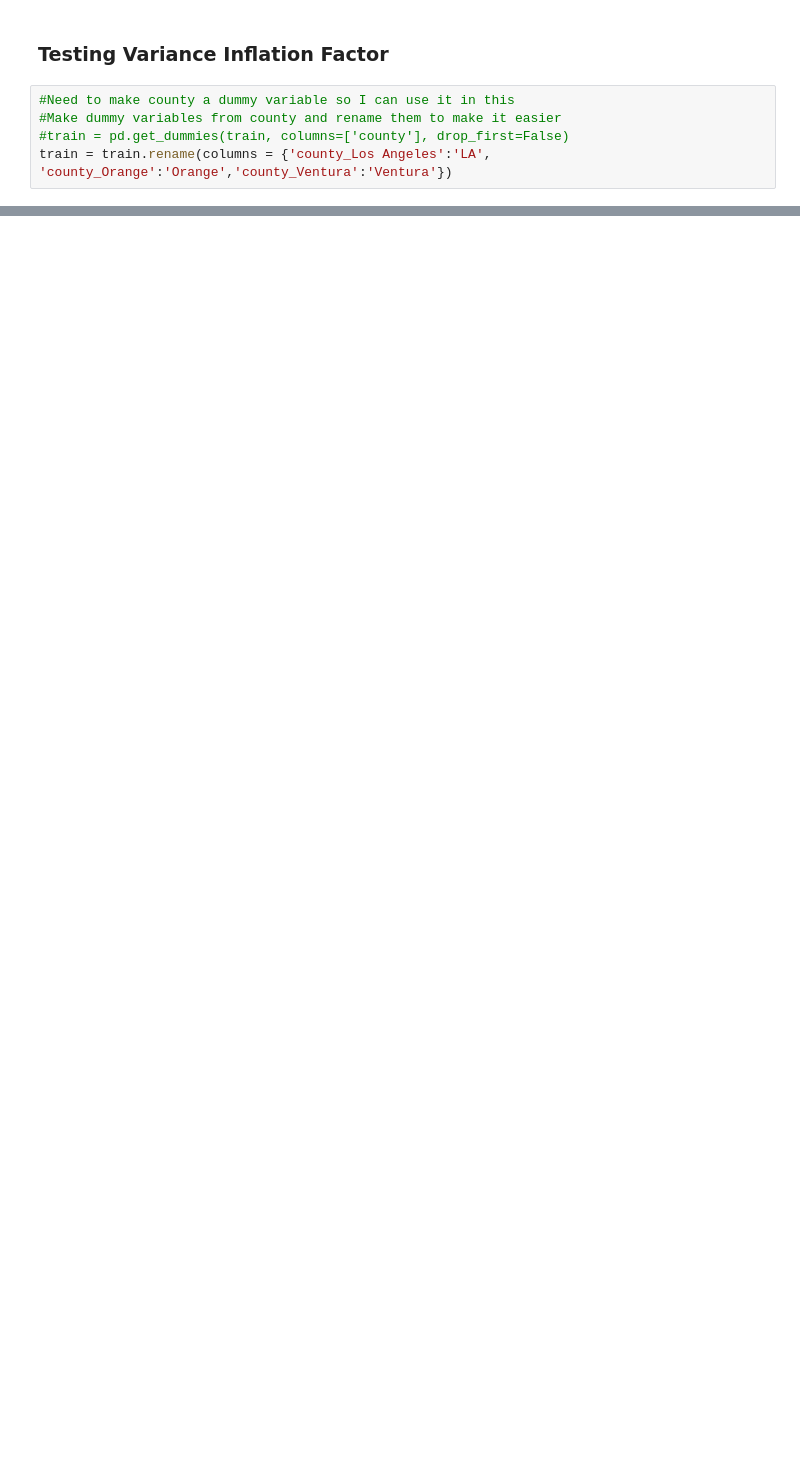
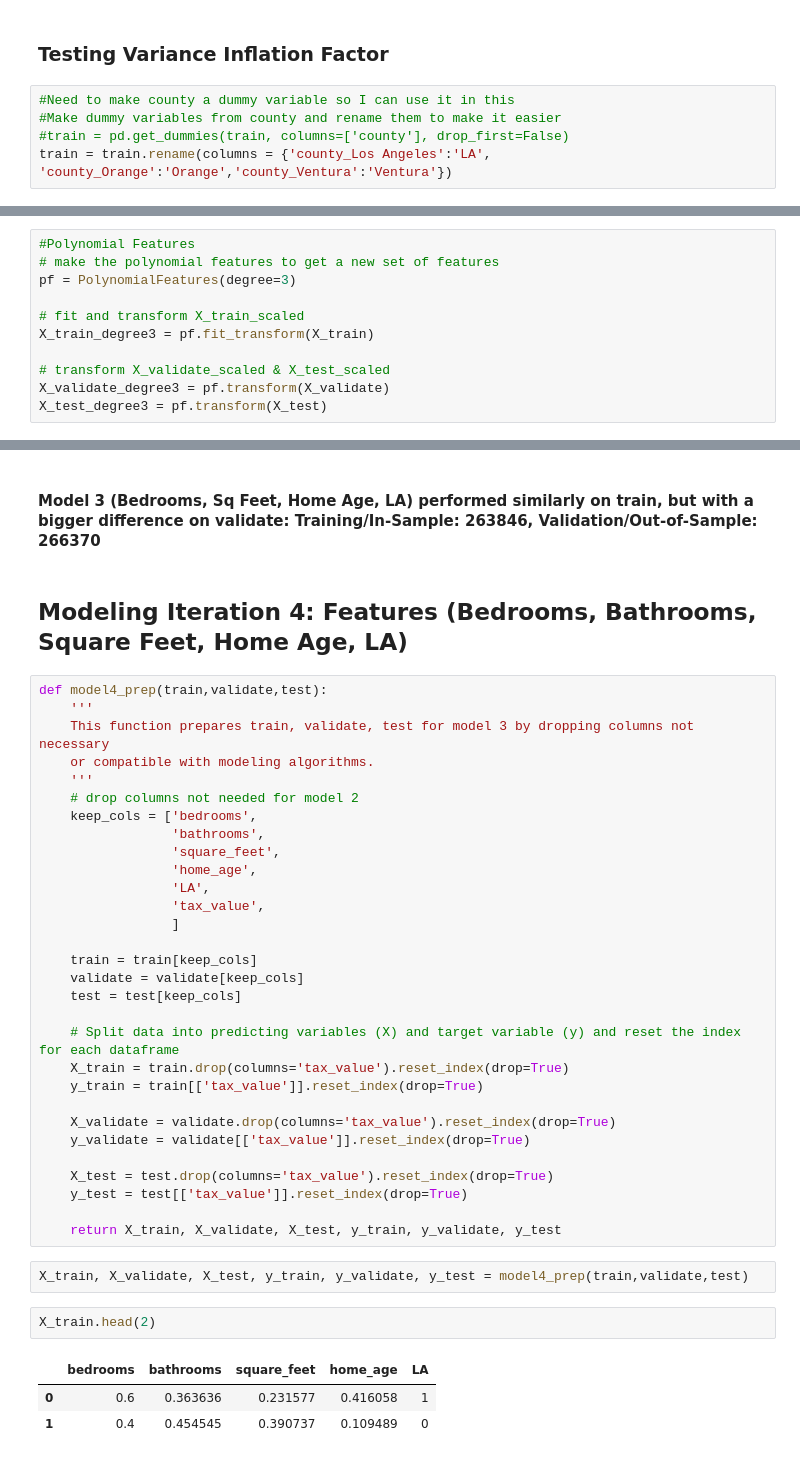
Before and after one commit to cristinalucin/regression-project, a Jupyter notebook: project_workbook.ipynb, the cells around one changed output, grey strips where cells are left out. Saved outputs shown, nothing was run; the diff lists cells and outputs as text; blank space fills up the shorter version.

Commit message:
updated project notebook and model file

```diff
--- a/project_workbook.ipynb
+++ b/project_workbook.ipynb
@@ -548,0 +760,11 @@ vif_data
+# %%
+#Polynomial Features
+# make the polynomial features to get a new set of features
+pf = PolynomialFeatures(degree=3)
+
+# fit and transform X_train_scaled
+X_train_degree3 = pf.fit_transform(X_train)
+
+# transform X_validate_scaled & X_test_scaled
+X_validate_degree3 = pf.transform(X_validate)
+X_test_degree3 = pf.transform(X_test)
@@ -548,0 +797,42 @@ vif_data
+# %% [markdown]
+#### Model 3 (Bedrooms, Sq Feet, Home Age, LA) performed similarly on train, but with a bigger difference on validate: Training/In-Sample:  263846, Validation/Out-of-Sample:  266370
+# %% [markdown]
+## Modeling Iteration 4: Features (Bedrooms, Bathrooms, Square Feet, Home Age, LA)
+# %%
+def model4_prep(train,validate,test):
+    '''
+    This function prepares train, validate, test for model 3 by dropping columns not necessary
+    or compatible with modeling algorithms.
+    '''
+    # drop columns not needed for model 2
+    keep_cols = ['bedrooms',
+                 'bathrooms',
+                 'square_feet',
+                 'home_age',
+                 'LA',
+                 'tax_value',
+                 ]
+
+    train = train[keep_cols]
+    validate = validate[keep_cols]
+    test = test[keep_cols]
+
+    # Split data into predicting variables (X) and target variable (y) and reset the index for each dataframe
+    X_train = train.drop(columns='tax_value').reset_index(drop=True)
+    y_train = train[['tax_value']].reset_index(drop=True)
+
+    X_validate = validate.drop(columns='tax_value').reset_index(drop=True)
+    y_validate = validate[['tax_value']].reset_index(drop=True)
+
+    X_test = test.drop(columns='tax_value').reset_index(drop=True)
+    y_test = test[['tax_value']].reset_index(drop=True)
+
+    return X_train, X_validate, X_test, y_train, y_validate, y_test
+# %%
+X_train, X_validate, X_test, y_train, y_validate, y_test = model4_prep(train,validate,test)
+# %%
+X_train.head(2)
+# %% [output]
+|  | bedrooms | bathrooms | square_feet | home_age | LA |
+| 0 | 0.6 | 0.363636 | 0.231577 | 0.416058 | 1 |
+| 1 | 0.4 | 0.454545 | 0.390737 | 0.109489 | 0 |
```
Also changed, not shown: parts of 64 cells of this notebook, 2 other files.
